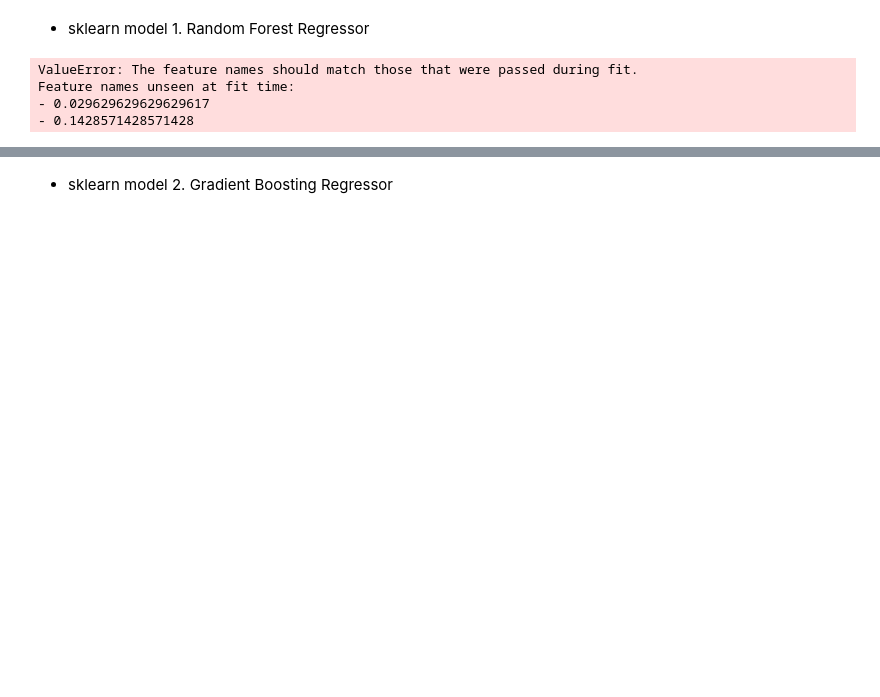
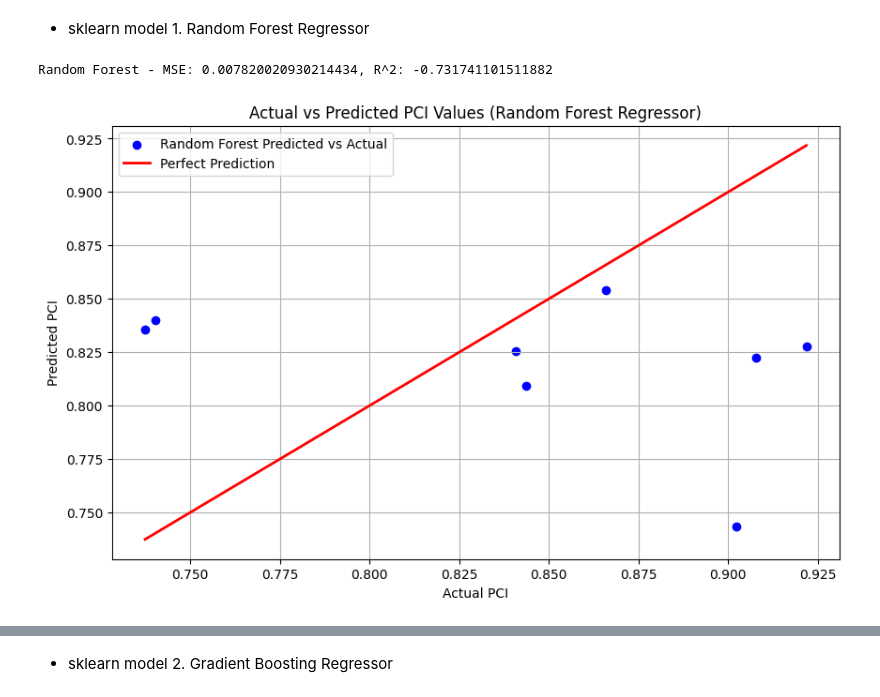
Before and after one commit to nexiouscaliver/pavement-condition-prediction, a Jupyter notebook: notebooks/trail-error.ipynb, the cells around one changed output, grey strips where cells are left out. Saved outputs shown, nothing was run; the diff lists cells and outputs as text; code cells hidden in the pictures; blank space fills up the shorter version.

```diff
--- a/notebooks/trail-error.ipynb
+++ b/notebooks/trail-error.ipynb
@@ -24,32 +24,30 @@ y_test = pd.read_csv(r'../datasets/hy_test.csv')
 # %%
 %%time
 # Initialize the model
 rf_model = RandomForestRegressor(n_estimators=100, random_state=42)
 
 # Train the model
 rf_model.fit(X_train, y_train)
 
 # Predict on the test set
 y_pred_rf = rf_model.predict(X_test)
 
 # Evaluate the model
 mse_rf = mean_squared_error(y_test, y_pred_rf)
 r2_rf = r2_score(y_test, y_pred_rf)
 print(f'Random Forest - MSE: {mse_rf}, R^2: {r2_rf}')
 
 
 # Plot Actual vs Predicted values for the best model (use the one with the highest R^2 score)
 plt.figure(figsize=(10, 6))
 plt.scatter(y_test, y_pred_rf, color='blue', label='Random Forest Predicted vs Actual')
 plt.plot([y_test.min(), y_test.max()], [y_test.min(), y_test.max()], color='red', lw=2, label='Perfect Prediction')
-plt.title('Actual vs Predicted PCI Values (XGBoost)')
+plt.title('Actual vs Predicted PCI Values (Random Forest Regressor)')
 plt.xlabel('Actual PCI')
 plt.ylabel('Predicted PCI')
 plt.legend()
 plt.grid(True)
 plt.show()
 # %% [output]
-ValueError: The feature names should match those that were passed during fit.
-Feature names unseen at fit time:
-- 0.029629629629629617
-- 0.1428571428571428
+Random Forest - MSE: 0.007820020930214434, R^2: -0.731741101511882
+[figure, added]
```
Also changed, not shown: parts of 4 cells of this notebook.
